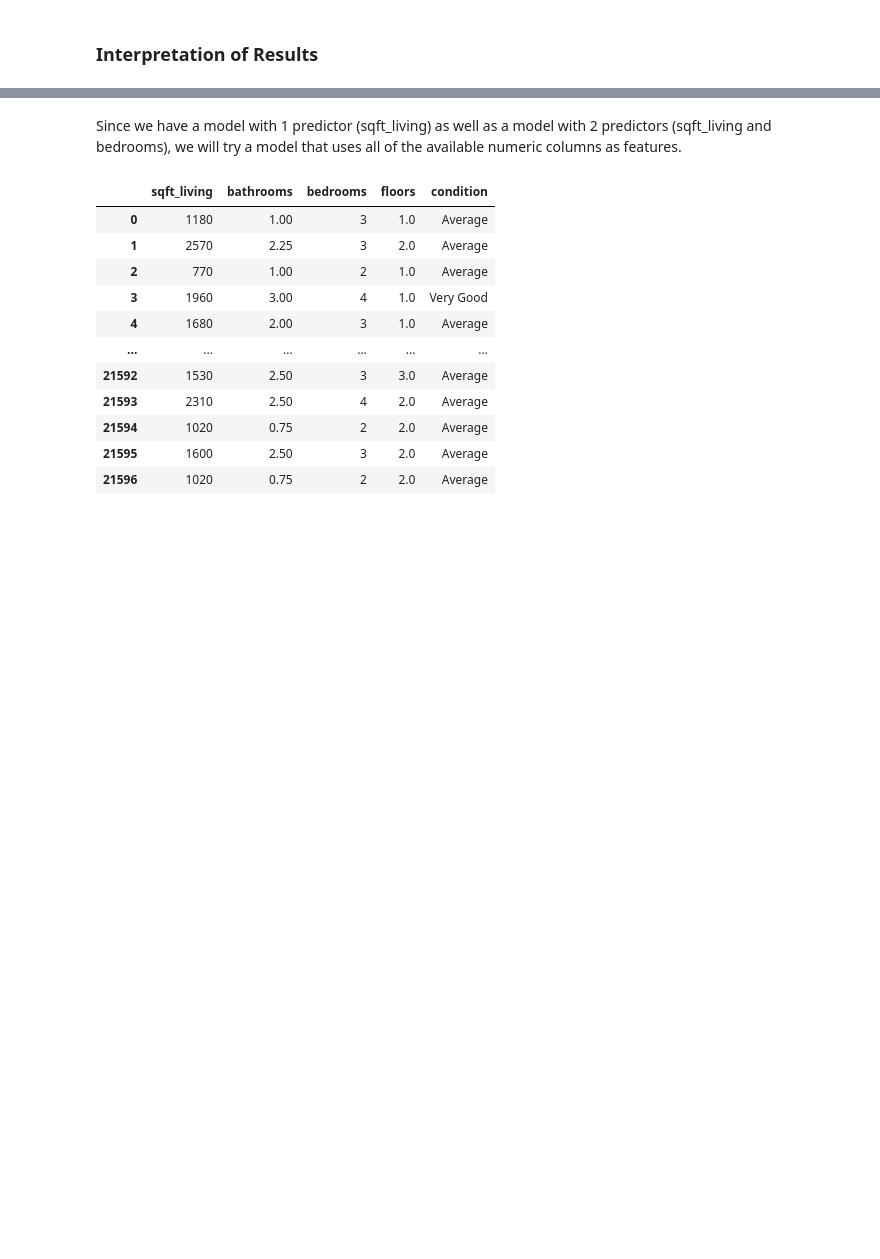
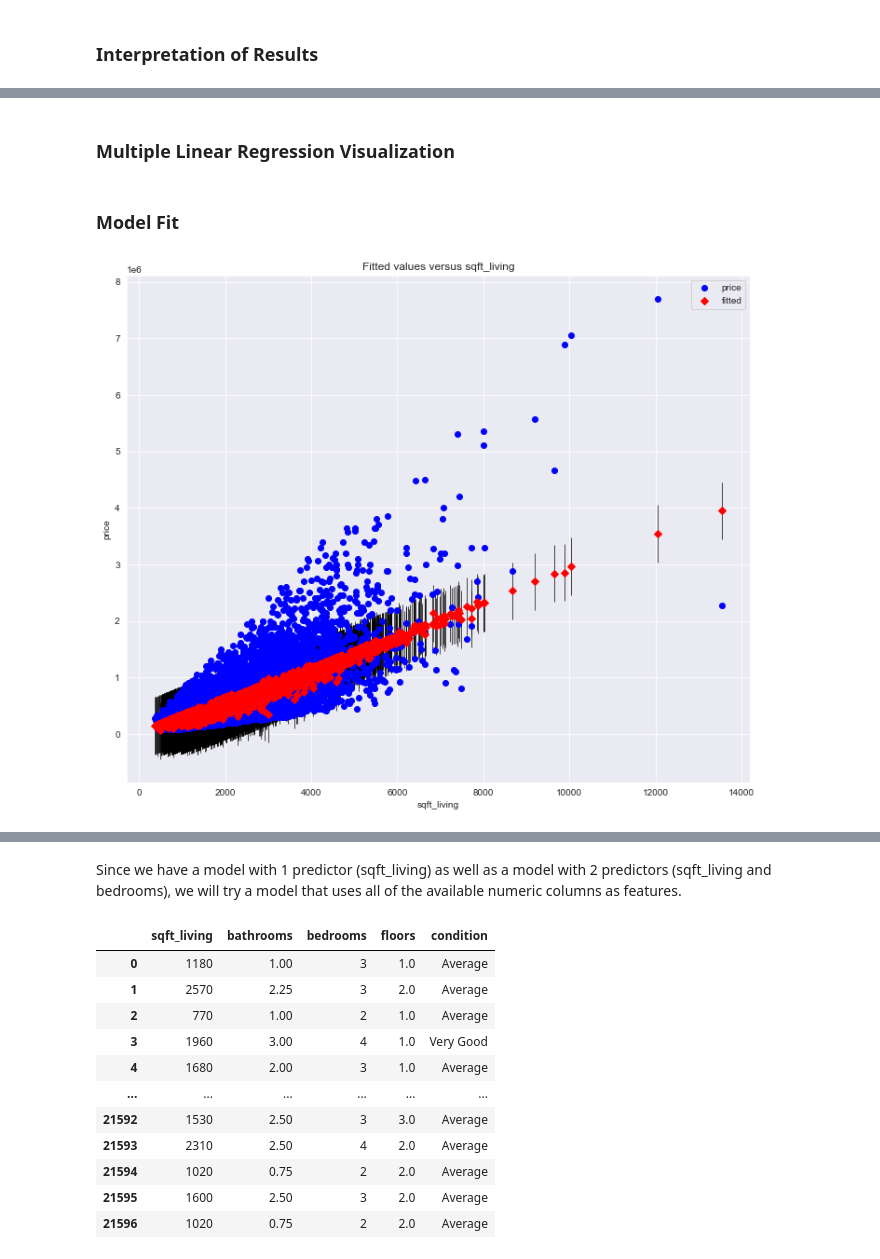
Before and after one commit to Lucy-Munge/dsc-phase-2-project-v2-3, a Jupyter notebook: student.ipynb, the cells around one changed output, grey strips where cells are left out. Cells and saved outputs as stored; diff of their text form; code cells hidden in the pictures; blank space fills up the shorter version.

```diff
--- a/student.ipynb
+++ b/student.ipynb
@@ -504,2 +567,17 @@ So, the multiple linear regression equation based on this output is:
 
 This equation represents the relationship between the 'price' of a house and its square footage of living space ('sqft_living') and the number of bedrooms ('bedrooms'). Each coefficient represents the change in the 'price' associated with a one-unit change in the respective independent variable, holding all other variables constant.
+# %% [markdown]
+### Multiple Linear Regression Visualization
+# %% [markdown]
+### Model Fit
+# %%
+# Creating a figure and axis object
+fig, ax = plt.subplots(figsize=(12, 10))
+
+# Plotting the fit using statsmodels' plot_fit function
+sm.graphics.plot_fit(second_results, "sqft_living", ax=ax)
+
+# Displaying the plot
+plt.show();
+# %% [output]
+[figure, added]
```
Also changed, not shown: parts of 43 cells of this notebook.
